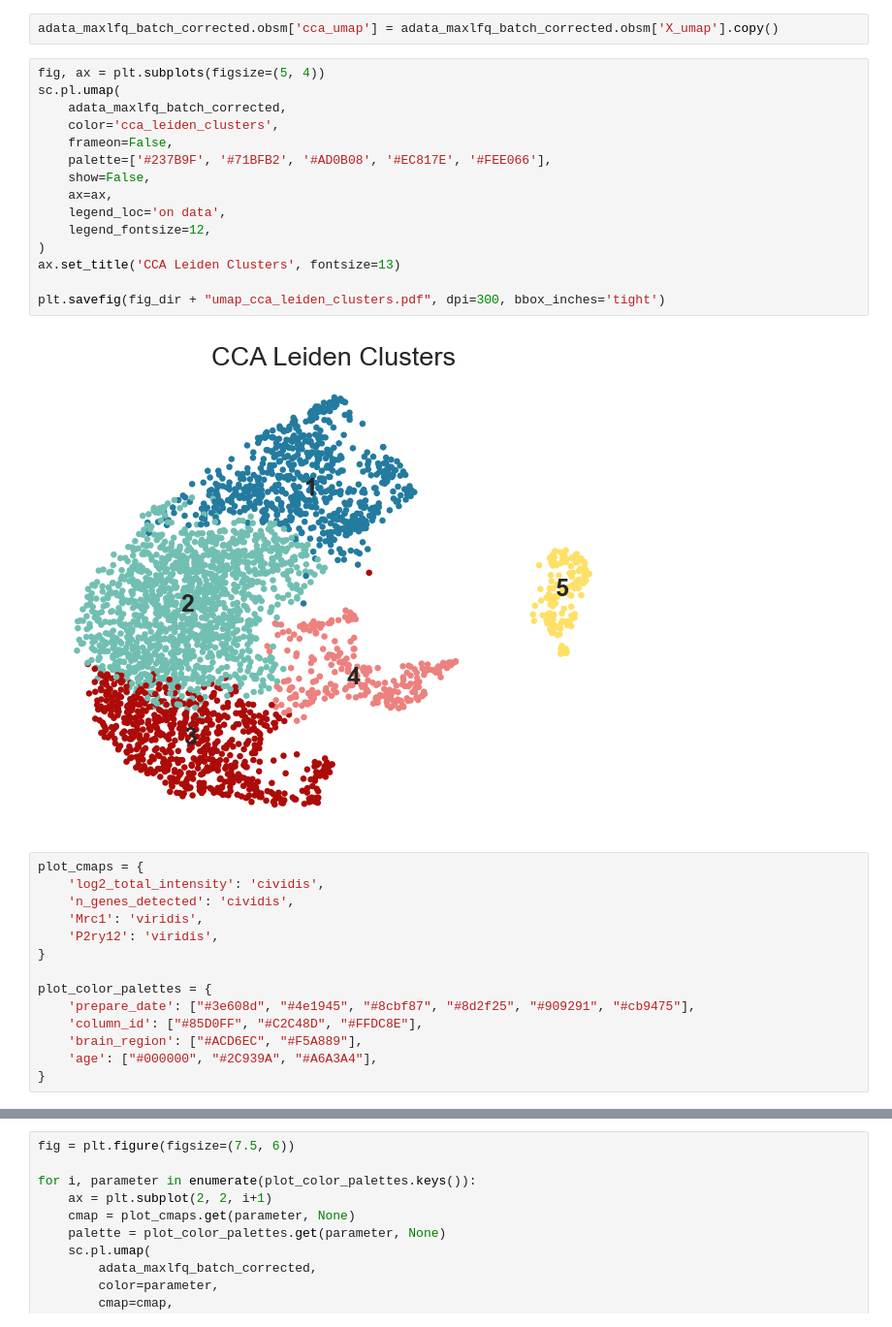
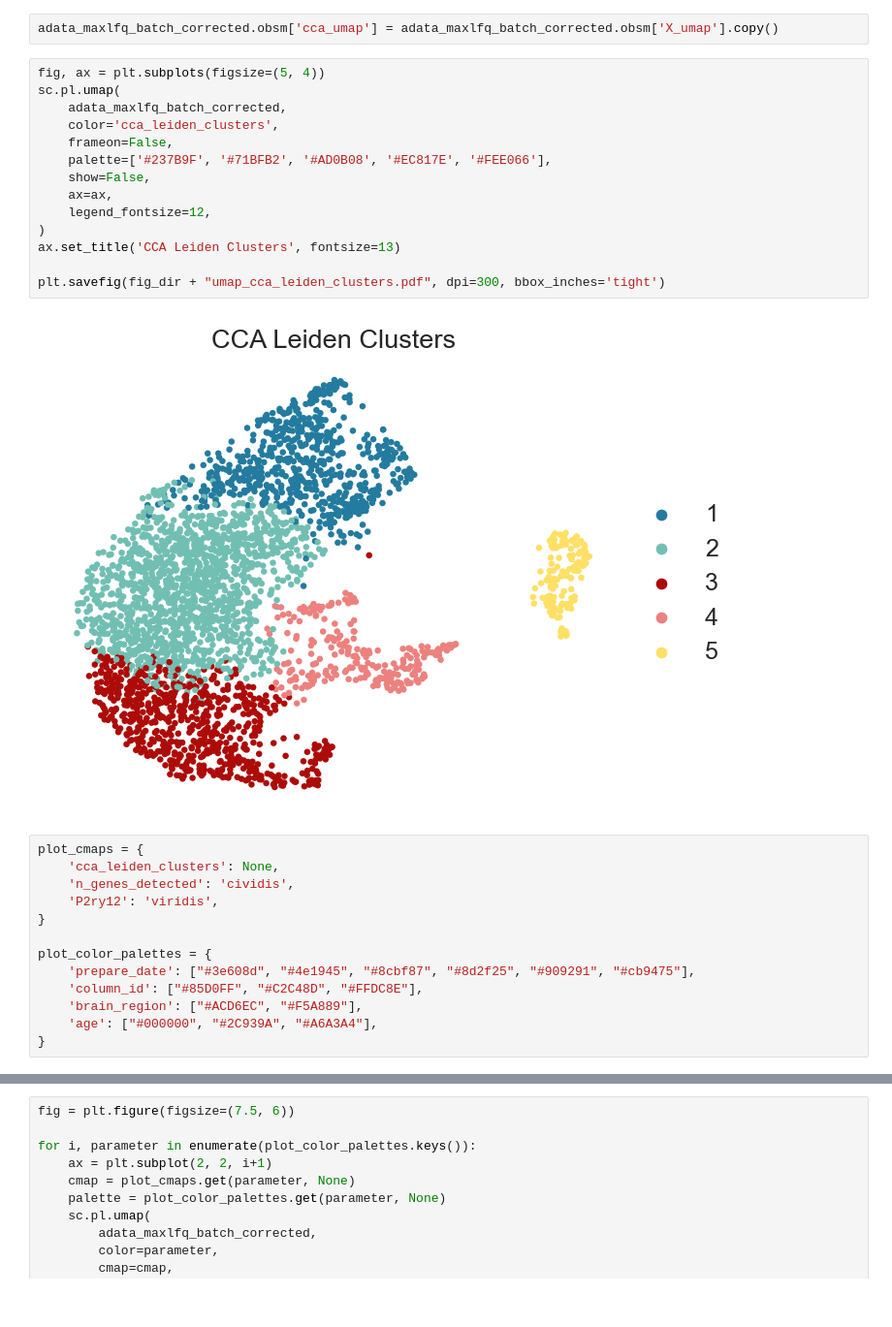
Before and after one commit to SilverCopper/SCP_microglia_code, a Jupyter notebook: 1_5_clustering.ipynb, the cells around one changed output, grey strips where cells are left out. Shown at 97% size. Saved outputs shown, nothing was run; the diff lists cells and outputs as text.

```diff
--- a/1_5_clustering.ipynb
+++ b/1_5_clustering.ipynb
@@ -150,25 +168,23 @@ adata_maxlfq_batch_corrected.obsm['cca_umap'] = adata_maxlfq_batch_corrected.obs
 # %%
 fig, ax = plt.subplots(figsize=(5, 4))
 sc.pl.umap(
     adata_maxlfq_batch_corrected,
     color='cca_leiden_clusters',
     frameon=False,
     palette=['#237B9F', '#71BFB2', '#AD0B08', '#EC817E', '#FEE066'],
     show=False,
     ax=ax,
-    legend_loc='on data',
     legend_fontsize=12,
 )
 ax.set_title('CCA Leiden Clusters', fontsize=13)
 
 plt.savefig(fig_dir + "umap_cca_leiden_clusters.pdf", dpi=300, bbox_inches='tight')
 # %% [output]
-[figure, old version]
+[figure, new version]
 # %%
 plot_cmaps = {
-    'log2_total_intensity': 'cividis',
+    'cca_leiden_clusters': None,
     'n_genes_detected': 'cividis',
-    'Mrc1': 'viridis',
     'P2ry12': 'viridis',
 }
 
```
Also changed, not shown: parts of 7 cells of this notebook, 9 other files.
